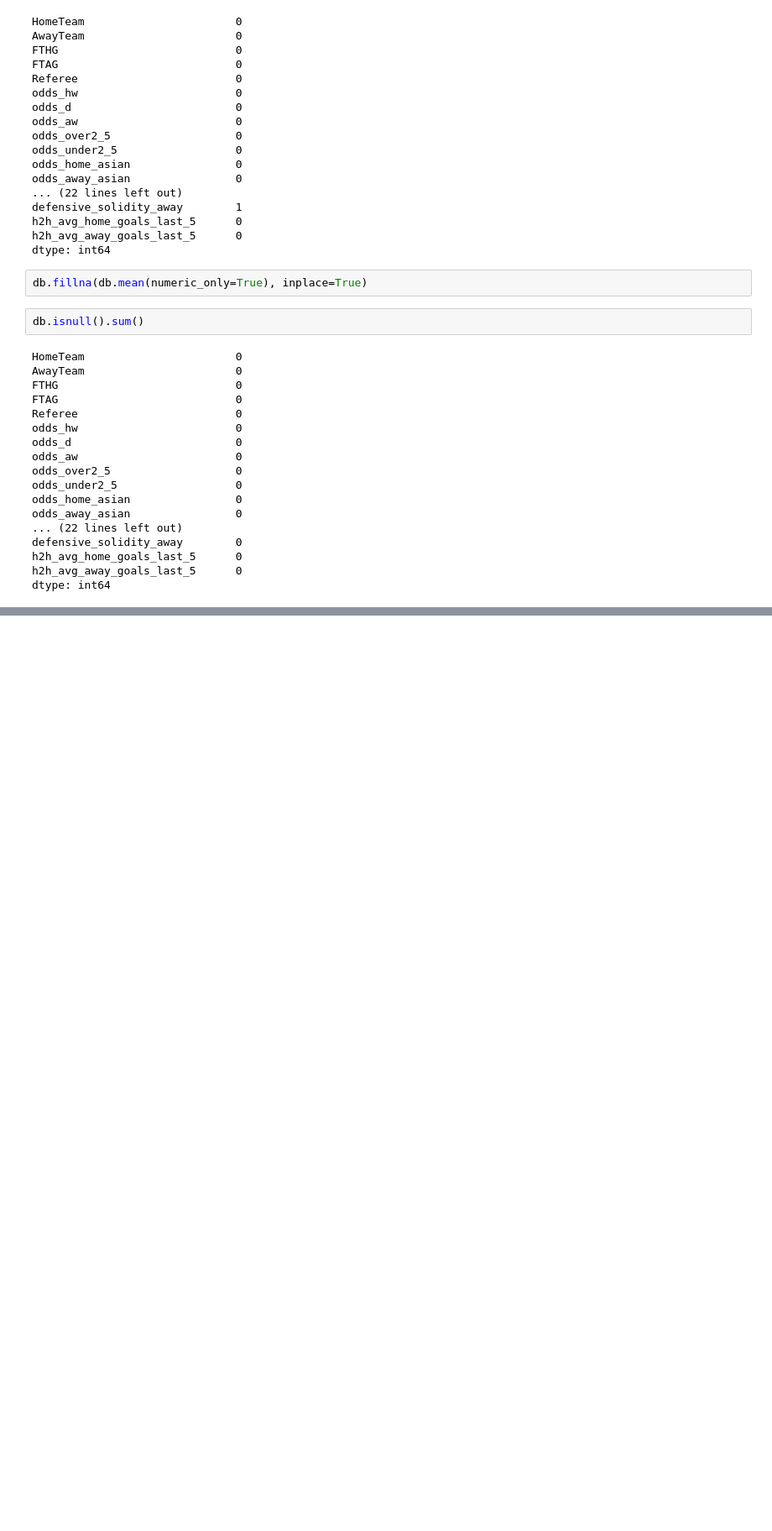
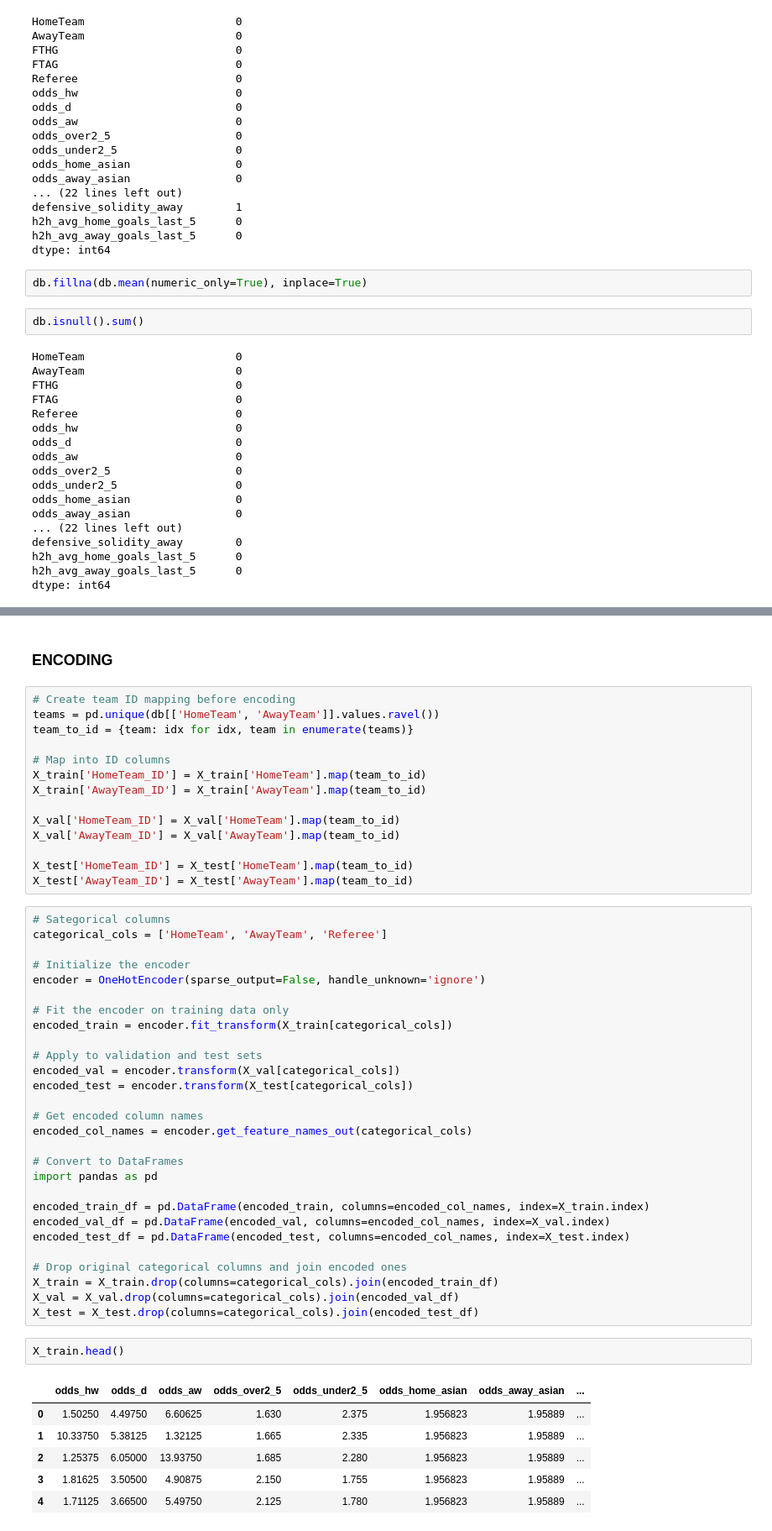
Before and after one commit to gregfu05/Premier_League_Match_Predictor, a Jupyter notebook: ML_project.ipynb, the cells around one changed output, grey strips where cells are left out. Shown at 84% size. Saved outputs shown, nothing was run; the diff lists cells and outputs as text; blank space fills up the shorter version.

Commit message:
Tasks done: Splitting of the dataset, creation of a baseline, encoding. Ready for model evaluation

```diff
--- a/ML_project.ipynb
+++ b/ML_project.ipynb
@@ -1149,0 +1202,53 @@ dtype: int64
+# %% [markdown]
+### ENCODING
+# %%
+# Create team ID mapping before encoding
+teams = pd.unique(db[['HomeTeam', 'AwayTeam']].values.ravel())
+team_to_id = {team: idx for idx, team in enumerate(teams)}
+
+# Map into ID columns
+X_train['HomeTeam_ID'] = X_train['HomeTeam'].map(team_to_id)
+X_train['AwayTeam_ID'] = X_train['AwayTeam'].map(team_to_id)
+
+X_val['HomeTeam_ID'] = X_val['HomeTeam'].map(team_to_id)
+X_val['AwayTeam_ID'] = X_val['AwayTeam'].map(team_to_id)
+
+X_test['HomeTeam_ID'] = X_test['HomeTeam'].map(team_to_id)
+X_test['AwayTeam_ID'] = X_test['AwayTeam'].map(team_to_id)
+# %%
+# Sategorical columns
+categorical_cols = ['HomeTeam', 'AwayTeam', 'Referee']
+
+# Initialize the encoder
+encoder = OneHotEncoder(sparse_output=False, handle_unknown='ignore')
+
+# Fit the encoder on training data only
+encoded_train = encoder.fit_transform(X_train[categorical_cols])
+
+# Apply to validation and test sets
+encoded_val = encoder.transform(X_val[categorical_cols])
+encoded_test = encoder.transform(X_test[categorical_cols])
+
+# Get encoded column names
+encoded_col_names = encoder.get_feature_names_out(categorical_cols)
+
+# Convert to DataFrames
+import pandas as pd
+
+encoded_train_df = pd.DataFrame(encoded_train, columns=encoded_col_names, index=X_train.index)
+encoded_val_df = pd.DataFrame(encoded_val, columns=encoded_col_names, index=X_val.index)
+encoded_test_df = pd.DataFrame(encoded_test, columns=encoded_col_names, index=X_test.index)
+
+# Drop original categorical columns and join encoded ones
+X_train = X_train.drop(columns=categorical_cols).join(encoded_train_df)
+X_val = X_val.drop(columns=categorical_cols).join(encoded_val_df)
+X_test = X_test.drop(columns=categorical_cols).join(encoded_test_df)
+# %%
+X_train.head()
+# %% [output]
+|  | odds_hw | odds_d | odds_aw | odds_over2_5 | odds_under2_5 | odds_home_asian | odds_away_asian | ... |
+| 0 | 1.50250 | 4.49750 | 6.60625 | 1.630 | 2.375 | 1.956823 | 1.95889 | ... |
+| 1 | 10.33750 | 5.38125 | 1.32125 | 1.665 | 2.335 | 1.956823 | 1.95889 | ... |
+| 2 | 1.25375 | 6.05000 | 13.93750 | 1.685 | 2.280 | 1.956823 | 1.95889 | ... |
+| 3 | 1.81625 | 3.50500 | 4.90875 | 2.150 | 1.755 | 1.956823 | 1.95889 | ... |
+| 4 | 1.71125 | 3.66500 | 5.49750 | 2.125 | 1.780 | 1.956823 | 1.95889 | ... |
```
Also changed, not shown: parts of 8 cells of this notebook.
